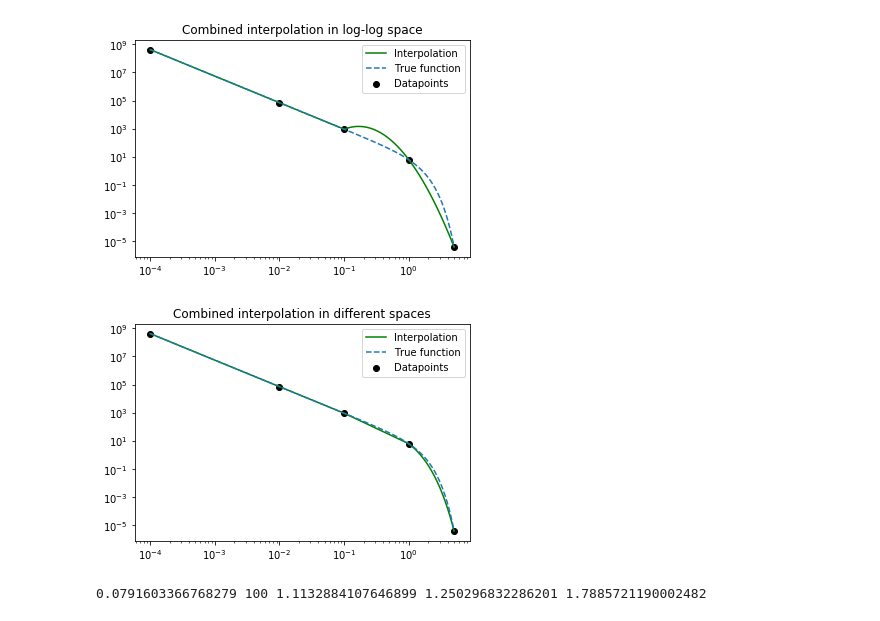
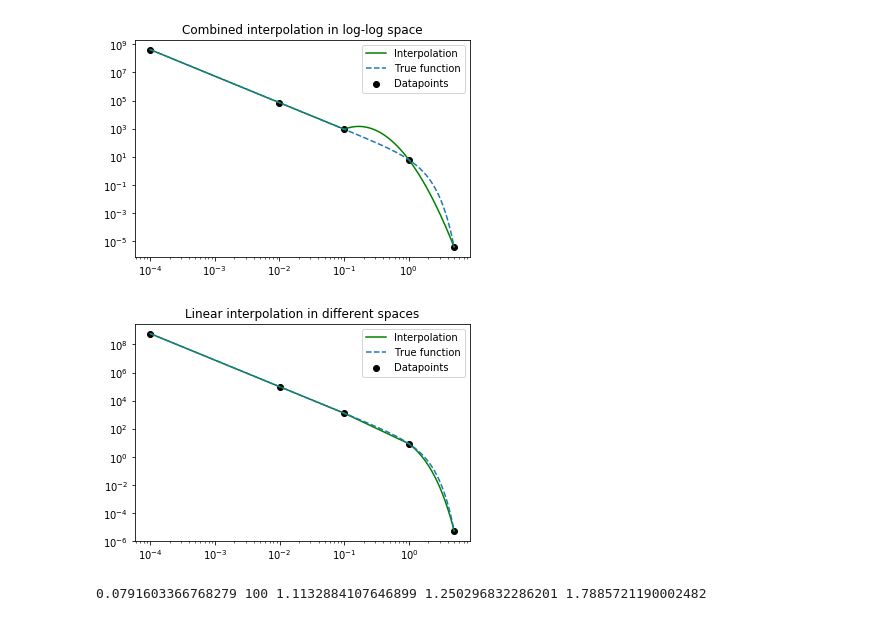
Before and after one commit to ErikOsinga/numerical_recipies, a Jupyter notebook: assignment1/assignment1_osinga.ipynb, the cells around one changed output. Drawn from its saved outputs; the diff is of its cells as text; code cells hidden in the pictures.

```diff
--- a/assignment1/assignment1_osinga.ipynb
+++ b/assignment1/assignment1_osinga.ipynb
@@ -514,35 +512,35 @@ REMOVE TRUE FUNCTION LATER
 
 function = lambda x: numbdensprofile(x,a,b,c,A=A,Nsat=Nsat
                                      ,spherical=False)
 logfunc = lambda x: np.log(function(x))
 points = np.array([1e-4, 1e-2, 1e-1, 1, 5])
 ypoints = function(points)
 
 # Linear interpolation, 100 datapoints between first 4 datapoints
 x_interp_lin, y_interp_lin = linear_interpolation(points[:4],logfunc
                             , 100, 1e-4, 1, logx=True)
 
 # Linear method between last 2 datapoints in log-lin space
 x_interp_lin2, y_interp_lin2 = linear_interpolation(points[3:],logfunc
                             , 100, 1, 5, logx=False)
 
 # Combine them, transform x to linear space
 x_interp = np.append(np.exp(x_interp_lin),x_interp_lin2)
 y_interp = np.append((y_interp_lin),y_interp_lin2)
 
 
 plt.plot(x_interp,np.exp(y_interp),
             label='Interpolation',c='g')
 plt.plot(x_interp, function(x_interp),label='True function', ls='dashed')
 plt.scatter(points,ypoints, c='k',label='Datapoints')
 plt.legend()
-plt.title('Combined interpolation in different spaces')
+plt.title('Linear interpolation in different spaces')
 plt.xscale('log')
 plt.yscale('log')
 plt.savefig('./double_linear_interpolation.png')
 plt.show();
 # %% [output]
-[figure, old version]
+[figure, new version]
 # %%
 # Cubic spline tbd
 print (A,Nsat,a,b,c)
```
Also changed, not shown: parts of 4 cells of this notebook, 7 other files.
